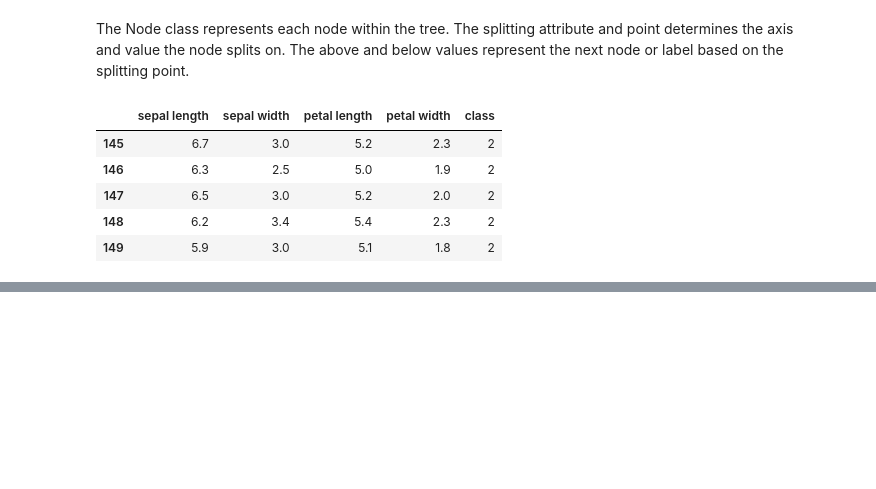
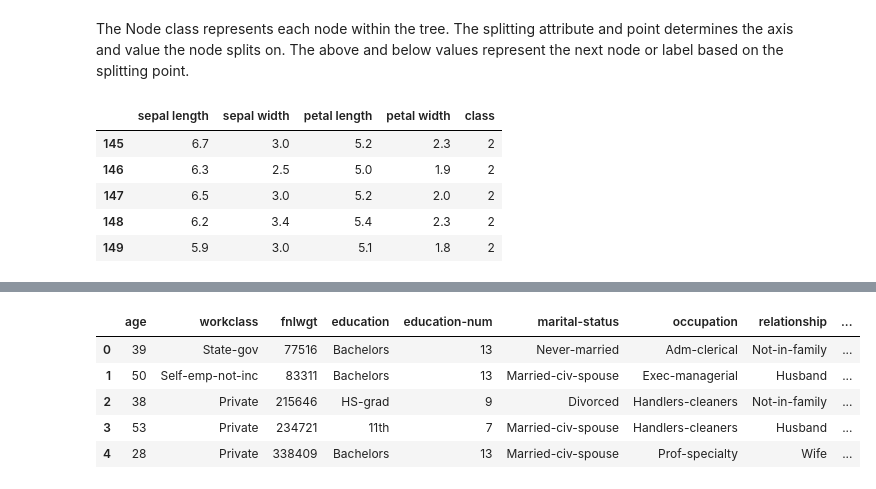
Before and after one commit to A-Howedy/RandomForest-SVM, a Jupyter notebook: RandomForest.ipynb, the cells around one changed output, grey strips where cells are left out. Saved outputs shown, nothing was run; the diff lists cells and outputs as text; code cells hidden in the pictures; blank space fills up the shorter version.

Commit message:
Adding my fixes to various bugs for the algorithm to make it runnable with the adult dataset

```diff
--- a/RandomForest.ipynb
+++ b/RandomForest.ipynb
@@ -311,0 +324,26 @@ features = {"age":0, "workclass":["Private", "Self-emp-not-inc", "Self-emp-inc",
+# %%
+features = {'age':0,
+            'workclass':["Private", "Self-emp-not-inc", "Self-emp-inc", "Federal-gov", "Local-gov", "State-gov", "Without-pay", "Never-worked"],
+            'fnlwgt':0,
+            'education':['Bachelors', 'Some-college', '11th', 'HS-grad', 'Prof-school', 'Assoc-acdm', 'Assoc-voc', '9th', '7th-8th', '12th', 'Masters', '1st-4th', '10th', 'Doctorate', '5th-6th', 'Preschool'],
+            'education-num':0,
+            'marital-status':['Married-civ-spouse', 'Divorced', 'Never-married', 'Separated', 'Widowed', 'Married-spouse-absent', 'Married-AF-spouse'],
+            'occupation':['Tech-support', 'Craft-repair', 'Other-service', 'Sales', 'Exec-managerial', 'Prof-specialty', 'Handlers-cleaners', 'Machine-op-inspct', 'Adm-clerical', 'Farming-fishing', 'Transport-moving', 'Priv-house-serv', 'Protective-serv', 'Armed-Forces'],
+            'relationship':['Wife', 'Own-child', 'Husband', 'Not-in-family', 'Other-relative', 'Unmarried'],
+            'race':['White', 'Asian-Pac-Islander', 'Amer-Indian-Eskimo', 'Other', 'Black'],
+            'sex':['Female', 'Male'],
+            'capital-gain':0,
+            'capital-loss':0,
+            'hours-per-week':0,
+            'native-country':['United-States', 'Cambodia', 'England', 'Puerto-Rico', 'Canada', 'Germany', 'Outlying-US(Guam-USVI-etc)', 'India', 'Japan', 'Greece', 'South', 'China', 'Cuba', 'Iran', 'Honduras', 'Philippines', 'Italy', 'Poland', 'Jamaica', 'Vietnam', 'Mexico', 'Portugal',
+                                'Ireland', 'France', 'Dominican-Republic', 'Laos', 'Ecuador', 'Taiwan', 'Haiti', 'Columbia', 'Hungary', 'Guatemala', 'Nicaragua', 'Scotland', 'Thailand', 'Yugoslavia', 'El-Salvador', 'Trinadad&Tobago', 'Peru', 'Hong', 'Holand-Netherlands']}
+labelEnc.fit(adult['class'])
+adult['class'] = labelEnc.transform(adult['class'])
+adult.head()
+# %% [output]
+|  | age | workclass | fnlwgt | education | education-num | marital-status | occupation | relationship | ... |
+| 0 | 39 | State-gov | 77516 | Bachelors | 13 | Never-married | Adm-clerical | Not-in-family | ... |
+| 1 | 50 | Self-emp-not-inc | 83311 | Bachelors | 13 | Married-civ-spouse | Exec-managerial | Husband | ... |
+| 2 | 38 | Private | 215646 | HS-grad | 9 | Divorced | Handlers-cleaners | Not-in-family | ... |
+| 3 | 53 | Private | 234721 | 11th | 7 | Married-civ-spouse | Handlers-cleaners | Husband | ... |
+| 4 | 28 | Private | 338409 | Bachelors | 13 | Married-civ-spouse | Prof-specialty | Wife | ... |
```
Also changed, not shown: parts of 11 cells of this notebook.
